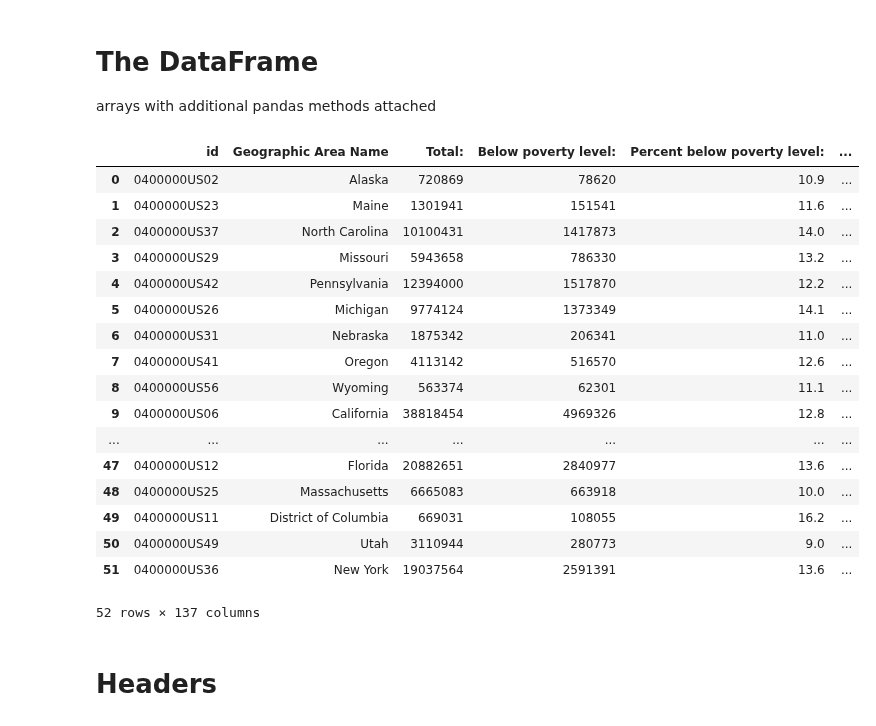
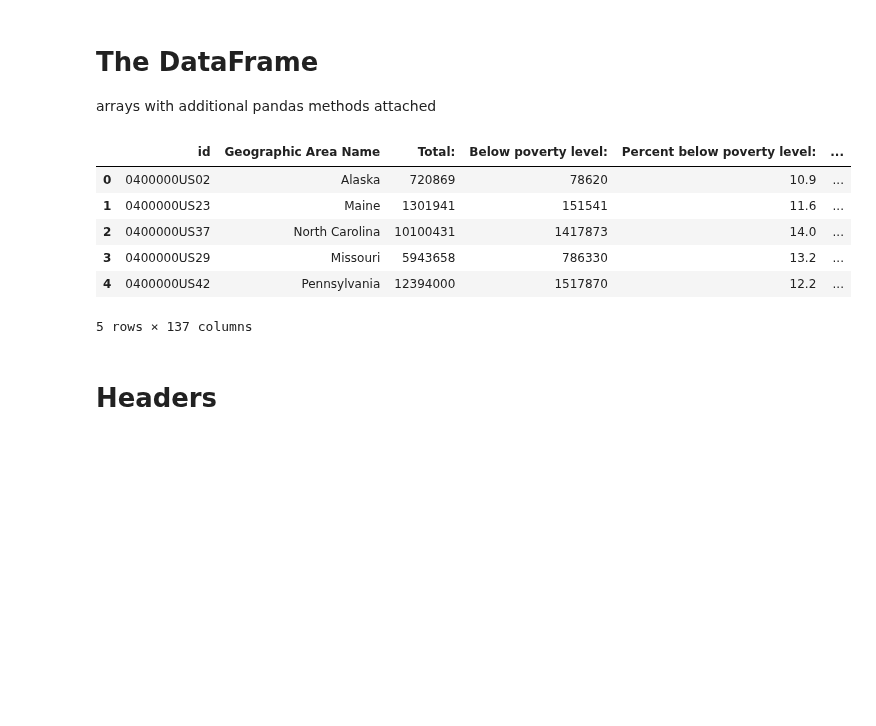
Before and after one commit to imagineLife/data-cleaner, a Jupyter notebook: Scatterplots.ipynb, the cells around one changed output. Saved outputs shown, nothing was run; the diff lists cells and outputs as text; code cells hidden in the pictures; blank space fills up the shorter version.

```diff
--- a/Scatterplots.ipynb
+++ b/Scatterplots.ipynb
@@ -22,35 +22,24 @@ arrays with additional pandas methods attached
 # %%
 %matplotlib inline
 import numpy as np
 import pandas as pd
 from scipy import stats
 
 # save file-data to var, using pandas read_file method
 # assign to a DataFrame
 df = pd.read_csv("./cleaned.csv")
 
 # output a short-exampe of the data
-# df.head()
-df
+df.head()
+# df
 # %% [output]
 |  | id | Geographic Area Name | Total: | Below poverty level: | Percent below poverty level: | ... |
 | 0 | 0400000US02 | Alaska | 720869 | 78620 | 10.9 | ... |
 | 1 | 0400000US23 | Maine | 1301941 | 151541 | 11.6 | ... |
 | 2 | 0400000US37 | North Carolina | 10100431 | 1417873 | 14.0 | ... |
 | 3 | 0400000US29 | Missouri | 5943658 | 786330 | 13.2 | ... |
 | 4 | 0400000US42 | Pennsylvania | 12394000 | 1517870 | 12.2 | ... |
-| 5 | 0400000US26 | Michigan | 9774124 | 1373349 | 14.1 | ... |
-| 6 | 0400000US31 | Nebraska | 1875342 | 206341 | 11.0 | ... |
-| 7 | 0400000US41 | Oregon | 4113142 | 516570 | 12.6 | ... |
-| 8 | 0400000US56 | Wyoming | 563374 | 62301 | 11.1 | ... |
-| 9 | 0400000US06 | California | 38818454 | 4969326 | 12.8 | ... |
-| ... | ... | ... | ... | ... | ... | ... |
-| 47 | 0400000US12 | Florida | 20882651 | 2840977 | 13.6 | ... |
-| 48 | 0400000US25 | Massachusetts | 6665083 | 663918 | 10.0 | ... |
-| 49 | 0400000US11 | District of Columbia | 669031 | 108055 | 16.2 | ... |
-| 50 | 0400000US49 | Utah | 3110944 | 280773 | 9.0 | ... |
-| 51 | 0400000US36 | New York | 19037564 | 2591391 | 13.6 | ... |
-52 rows × 137 columns
+5 rows × 137 columns
 # %% [markdown]
 # Headers
 # %%
```
Also changed, not shown: parts of 25 cells of this notebook.
